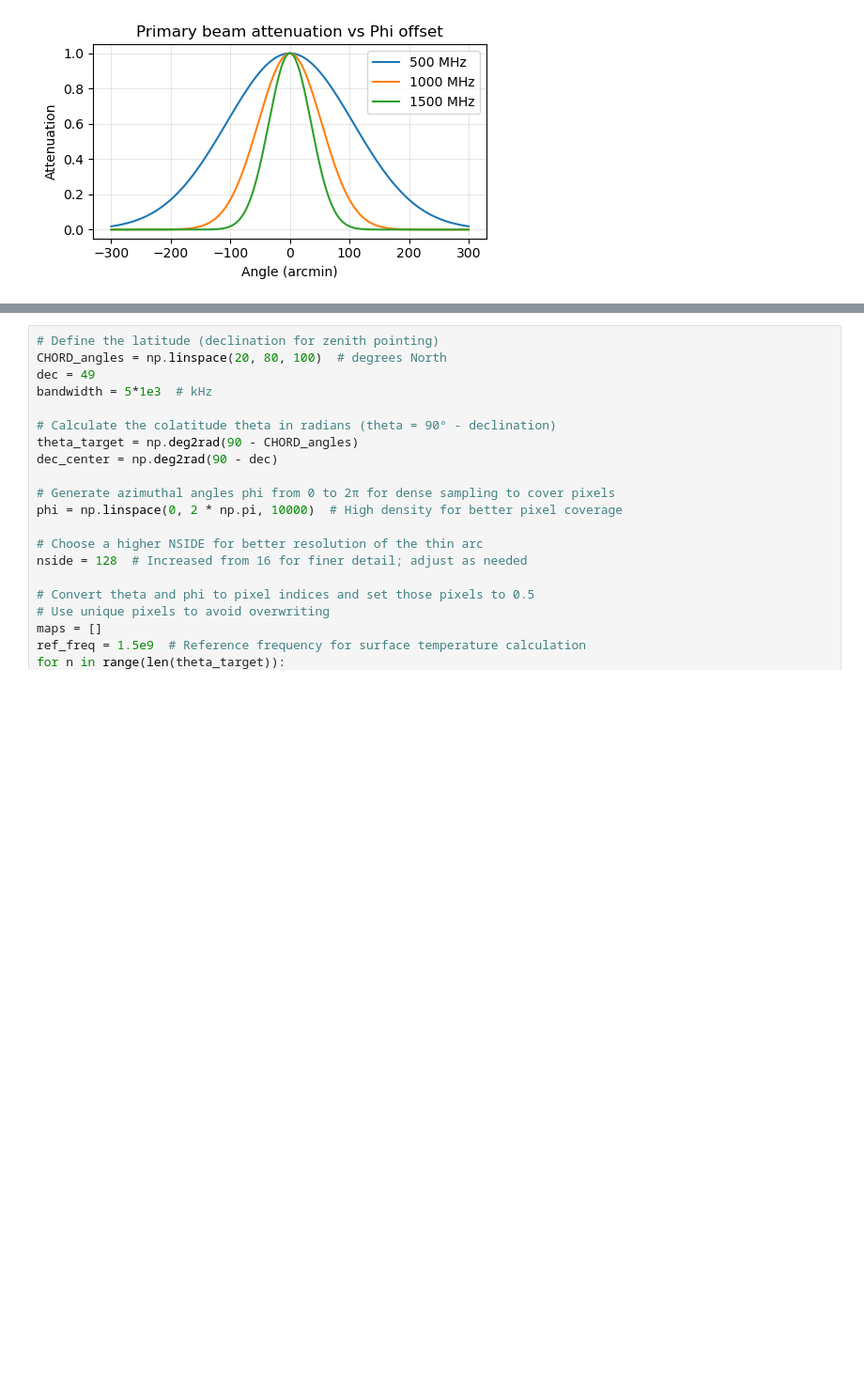
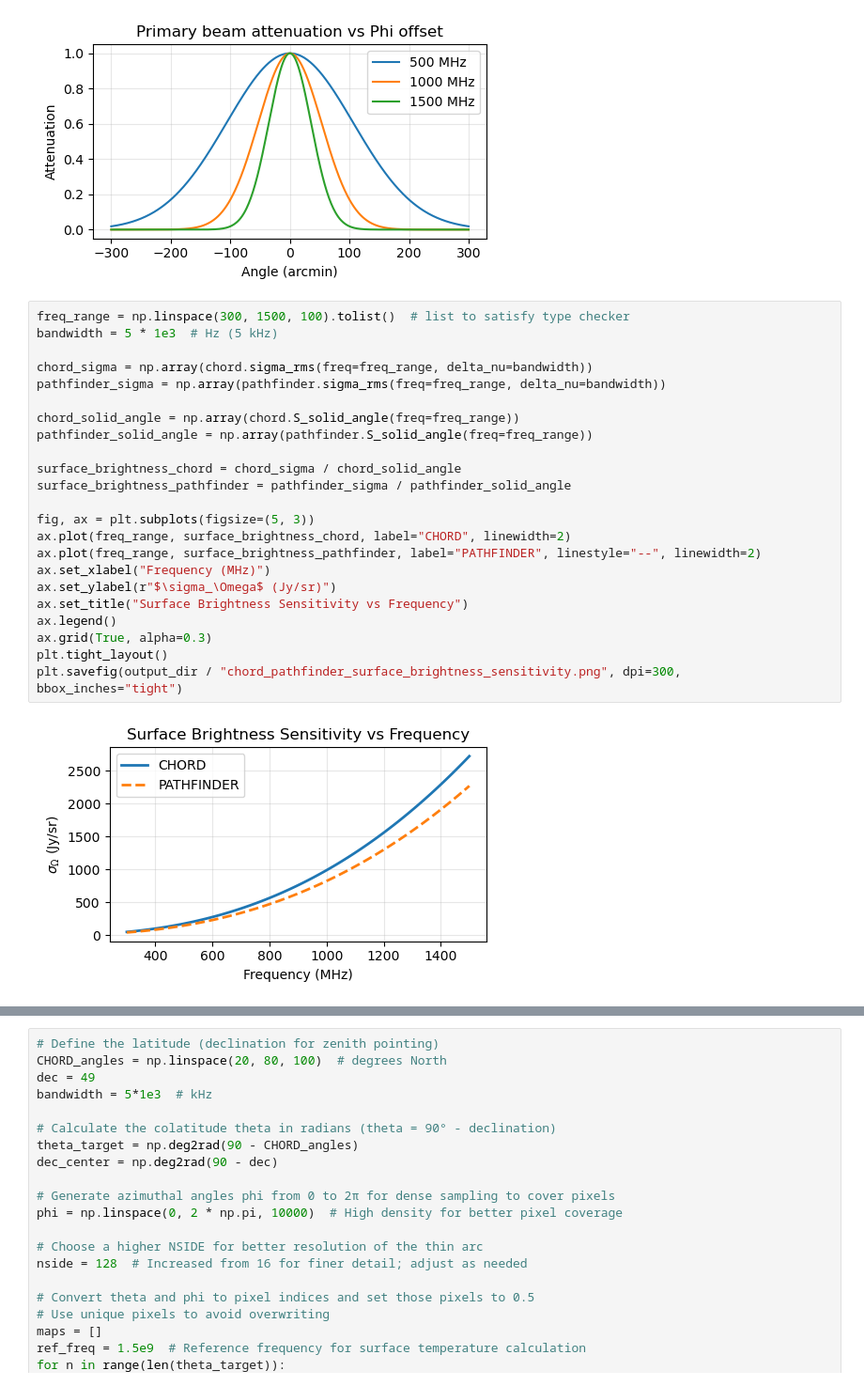
Before and after one commit to DuncanCSt/CHORD_Sensitivity, a Jupyter notebook: notebooks/sensitivity/noise_rms.ipynb, the cells around one changed output, grey strips where cells are left out. Shown at 94% size. Drawn from its saved outputs; the diff is of its cells as text; blank space fills up the shorter version.

```diff
--- a/notebooks/sensitivity/noise_rms.ipynb
+++ b/notebooks/sensitivity/noise_rms.ipynb
@@ -154,6 +152,31 @@ plt.tight_layout()
 plt.savefig(output_dir / "chord_primary_beam_attenuation.png", dpi=300, bbox_inches="tight")
 # %% [output]
 [figure]
+# %%
+freq_range = np.linspace(300, 1500, 100).tolist()  # list to satisfy type checker
+bandwidth = 5 * 1e3  # Hz (5 kHz)
+
+chord_sigma = np.array(chord.sigma_rms(freq=freq_range, delta_nu=bandwidth))
+pathfinder_sigma = np.array(pathfinder.sigma_rms(freq=freq_range, delta_nu=bandwidth))
+
+chord_solid_angle = np.array(chord.S_solid_angle(freq=freq_range))
+pathfinder_solid_angle = np.array(pathfinder.S_solid_angle(freq=freq_range))
+
+surface_brightness_chord = chord_sigma / chord_solid_angle
+surface_brightness_pathfinder = pathfinder_sigma / pathfinder_solid_angle
+
+fig, ax = plt.subplots(figsize=(5, 3))
+ax.plot(freq_range, surface_brightness_chord, label="CHORD", linewidth=2)
+ax.plot(freq_range, surface_brightness_pathfinder, label="PATHFINDER", linestyle="--", linewidth=2)
+ax.set_xlabel("Frequency (MHz)")
+ax.set_ylabel(r"$\sigma_\Omega$ (Jy/sr)")
+ax.set_title("Surface Brightness Sensitivity vs Frequency")
+ax.legend()
+ax.grid(True, alpha=0.3)
+plt.tight_layout()
+plt.savefig(output_dir / "chord_pathfinder_surface_brightness_sensitivity.png", dpi=300, bbox_inches="tight")
+# %% [output]
+[figure, added]
 # %%
 freq_range = np.linspace(300, 1500, 100).tolist()  # list to satisfy type checker
 bandwidth = 5 * 1e3  # Hz (5 kHz)
```
Also changed, not shown: parts of 5 cells of this notebook, 6 other files.
